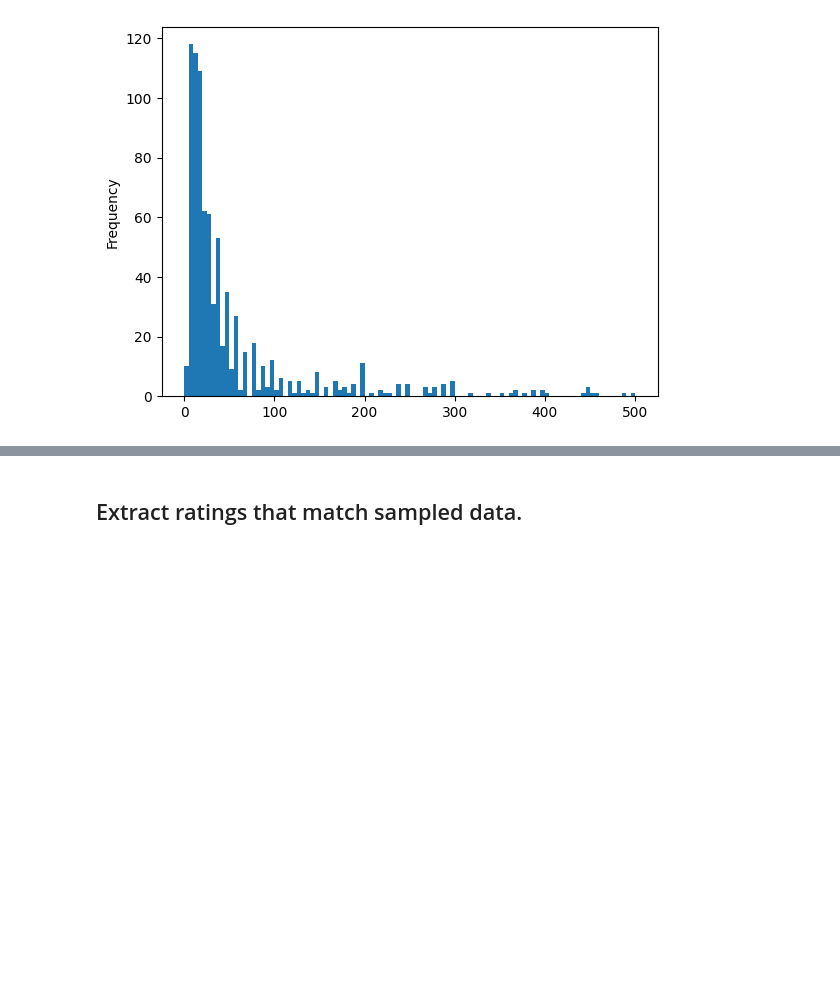
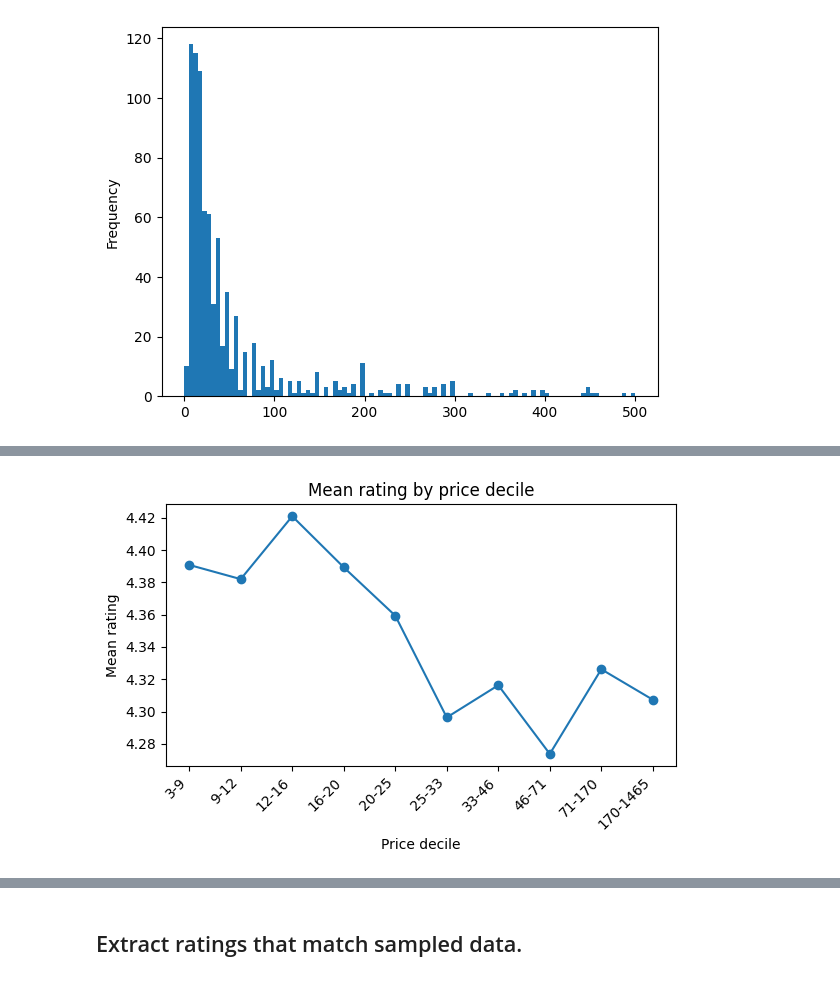
Before and after one commit to joelamouche/ai-bootcamp-dev-repo, a Jupyter notebook: notebooks/week_1/02-explore-amazon-dataset.ipynb, the cells around one changed output, grey strips where cells are left out. Cells and saved outputs as stored; diff of their text form; code cells hidden in the pictures; blank space fills up the shorter version.

```diff
--- a/notebooks/week_1/02-explore-amazon-dataset.ipynb
+++ b/notebooks/week_1/02-explore-amazon-dataset.ipynb
@@ -114,0 +162,15 @@ df_sample_1000.to_json("../../data/meta_Electronics_2022_2023_with_category_rati
+# %%
+df_clean["price_bin"] = pd.qcut(df_clean["price_num"], q=10, duplicates="drop")
+by_bin = df_clean.groupby("price_bin")["rating_num"].agg(["mean", "count"]).reset_index()
+
+fig, ax = plt.subplots(figsize=(6, 4))
+ax.plot(range(len(by_bin)), by_bin["mean"], marker="o")
+ax.set_xticks(range(len(by_bin)))
+ax.set_xticklabels([f"{b.left:.0f}-{b.right:.0f}" for b in by_bin["price_bin"].cat.categories], rotation=45, ha="right")
+ax.set_xlabel("Price decile")
+ax.set_ylabel("Mean rating")
+ax.set_title("Mean rating by price decile")
+plt.tight_layout()
+plt.show()
+# %% [output]
+[figure, added]
```
Also changed, not shown: parts of 6 cells of this notebook.
